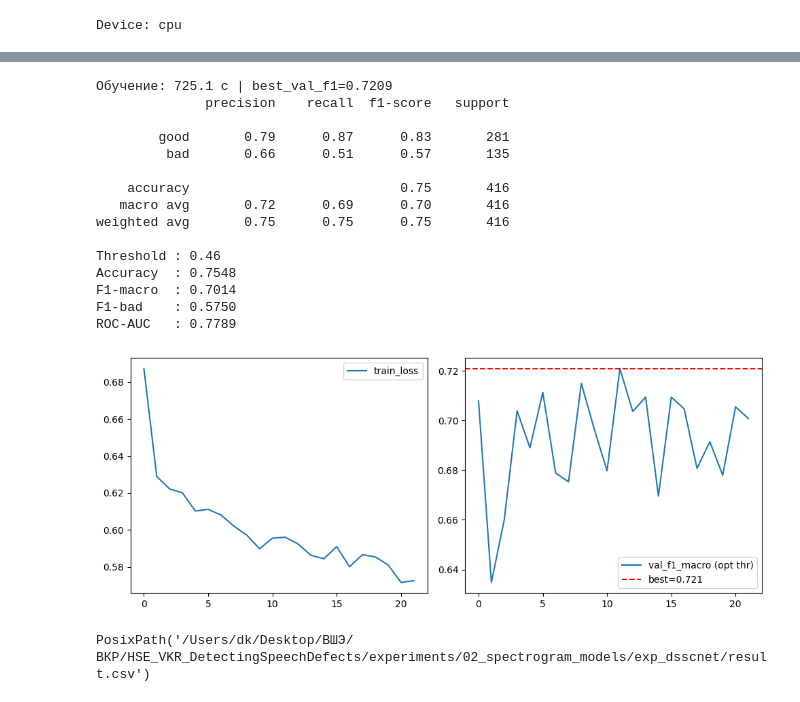
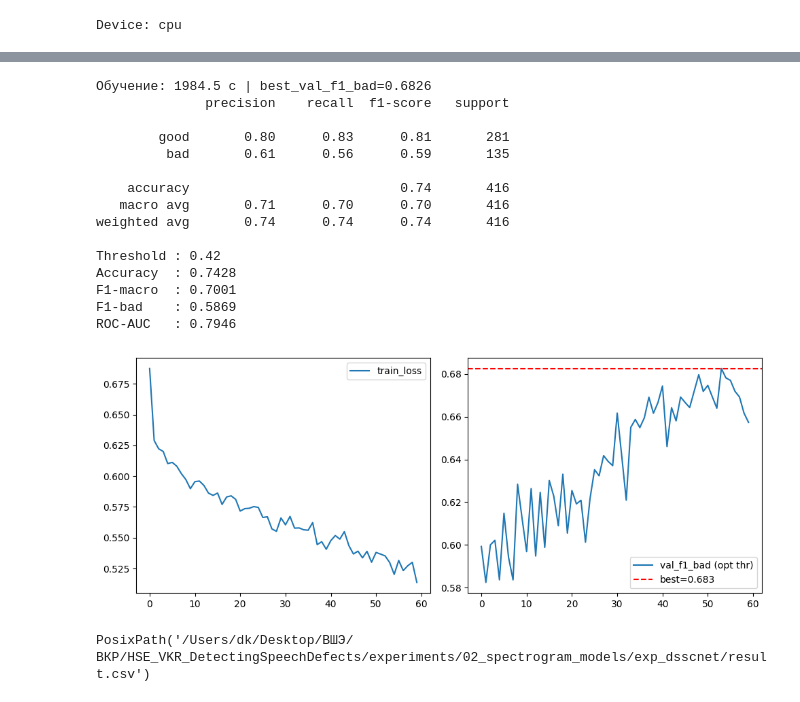
Before and after one commit to dkzmn/HSE_VKR_DetectingSpeechDefects, a Jupyter notebook: experiments/02_spectrogram_models/exp_dsscnet/notebook.ipynb, the cells around one changed output, grey strips where cells are left out. Cells and saved outputs as stored; diff of their text form; code cells hidden in the pictures.

```diff
--- a/experiments/02_spectrogram_models/exp_dsscnet/notebook.ipynb
+++ b/experiments/02_spectrogram_models/exp_dsscnet/notebook.ipynb
@@ -137,14 +137,15 @@ for epoch in range(N_EPOCHS):
 
     val_proba, val_true = eval_loader(val_loader)
     thr = find_optimal_threshold(val_true, val_proba)
-    val_f1 = _f1(val_true, (val_proba >= thr).astype(int), average="macro")
+    val_f1 = _f1(val_true, (val_proba >= thr).astype(int),
+                 pos_label=config.CLASS_BAD, average="binary")
     val_f1s.append(val_f1)
 
     if val_f1 > best_f1:
         best_f1 = val_f1
         train_utils.save_best_checkpoint(model, best_ckpt)
     scheduler.step(val_f1)
-    print(f"Epoch {epoch+1}/{N_EPOCHS}  loss={train_loss:.4f}  val_f1={val_f1:.4f}  thr={thr:.2f}")
+    print(f"Epoch {epoch+1}/{N_EPOCHS}  loss={train_loss:.4f}  val_f1_bad={val_f1:.4f}  thr={thr:.2f}")
     if early_stopping.step(val_f1):
         print(f"Early stopping на эпохе {epoch+1}")
         break
@@ -171,7 +172,7 @@ Early stopping на эпохе 22
 # %%
 train_utils.load_best_checkpoint(model, best_ckpt, DEVICE)
 
-print(f"Обучение: {train_time_sec:.1f} с | best_val_f1={best_f1:.4f}")
+print(f"Обучение: {train_time_sec:.1f} с | best_val_f1_bad={best_f1:.4f}")
 
 val_proba, val_true = eval_loader(val_loader)
 optimal_threshold = find_optimal_threshold(val_true, val_proba)
@@ -180,45 +181,45 @@ test_metrics = evaluate(test_true, test_proba, threshold=optimal_threshold, verb
 pd.DataFrame({
     "path":    paths_test,
     "y_true":  test_true,
     "y_pred":  (test_proba >= optimal_threshold).astype(int),
     "y_proba": test_proba,
 }).to_csv(exp_dir / "test_predictions.csv", index=False)
 
 fig, axes = plt.subplots(1, 2, figsize=(10, 4))
 axes[0].plot(train_losses, label="train_loss"); axes[0].legend()
-axes[1].plot(val_f1s, label="val_f1_macro (opt thr)")
+axes[1].plot(val_f1s, label="val_f1_bad (opt thr)")
 axes[1].axhline(best_f1, color="r", linestyle="--", label=f"best={best_f1:.3f}"); axes[1].legend()
 plt.tight_layout()
 fig.savefig(exp_dir / "training_curves.png", dpi=120)
 plt.show()
 
 save_result_csv(
     exp_dir=exp_dir, experiment_id="exp_dsscnet",
     experiment_name="DSSCNet (SE+Res) на mel + SpecAugment",
     accuracy=test_metrics["accuracy"], f1_macro=test_metrics["f1_macro"],
     f1_bad=test_metrics["f1_bad"],     roc_auc=test_metrics["roc_auc"],
     precision_bad=test_metrics["precision_bad"], recall_bad=test_metrics["recall_bad"],
     threshold=test_metrics["threshold"],
     embed_dim=64,
     embed_dim_note="SE-ResNet base_c=64, global avg pool  fc=Linear(64+n_letters)",
-    notes=f"SpecAugment + test | thr={optimal_threshold:.2f} | n_mels={N_MELS} frames={N_FRAMES} | ckpt by val_f1(opt_thr)",
+    notes=f"SpecAugment + test | thr={optimal_threshold:.2f} | n_mels={N_MELS} frames={N_FRAMES} | ckpt by val_f1_bad(opt_thr)",
     num_params=n_params, train_time_sec=train_time_sec,
 )
 # %% [output]
-Обучение: 725.1 с | best_val_f1=0.7209
+Обучение: 1984.5 с | best_val_f1_bad=0.6826
               precision    recall  f1-score   support
 
-        good       0.79      0.87      0.83       281
-         bad       0.66      0.51      0.57       135
+        good       0.80      0.83      0.81       281
+         bad       0.61      0.56      0.59       135
 
-    accuracy                           0.75       416
-   macro avg       0.72      0.69      0.70       416
-weighted avg       0.75      0.75      0.75       416
+    accuracy                           0.74       416
+   macro avg       0.71      0.70      0.70       416
+weighted avg       0.74      0.74      0.74       416
 
-Threshold : 0.46
-Accuracy  : 0.7548
-F1-macro  : 0.7014
-F1-bad    : 0.5750
-ROC-AUC   : 0.7789
+Threshold : 0.42
+Accuracy  : 0.7428
+F1-macro  : 0.7001
+F1-bad    : 0.5869
+ROC-AUC   : 0.7946
-[figure, old version]
+[figure, new version]
 PosixPath('/Users/dk/Desktop/ВШЭ/ВКР/HSE_VKR_DetectingSpeechDefects/experiments/02_spectrogram_models/exp_dsscnet/result.csv')
```
Also changed, not shown: parts of 1 cell of this notebook, 17 other files.
